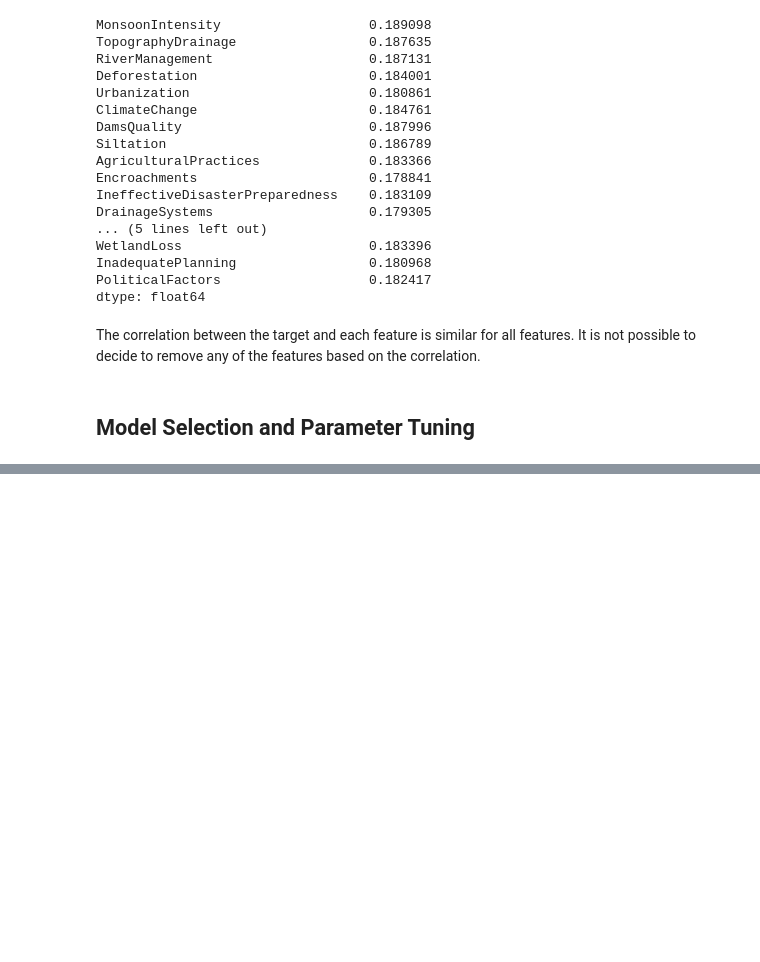
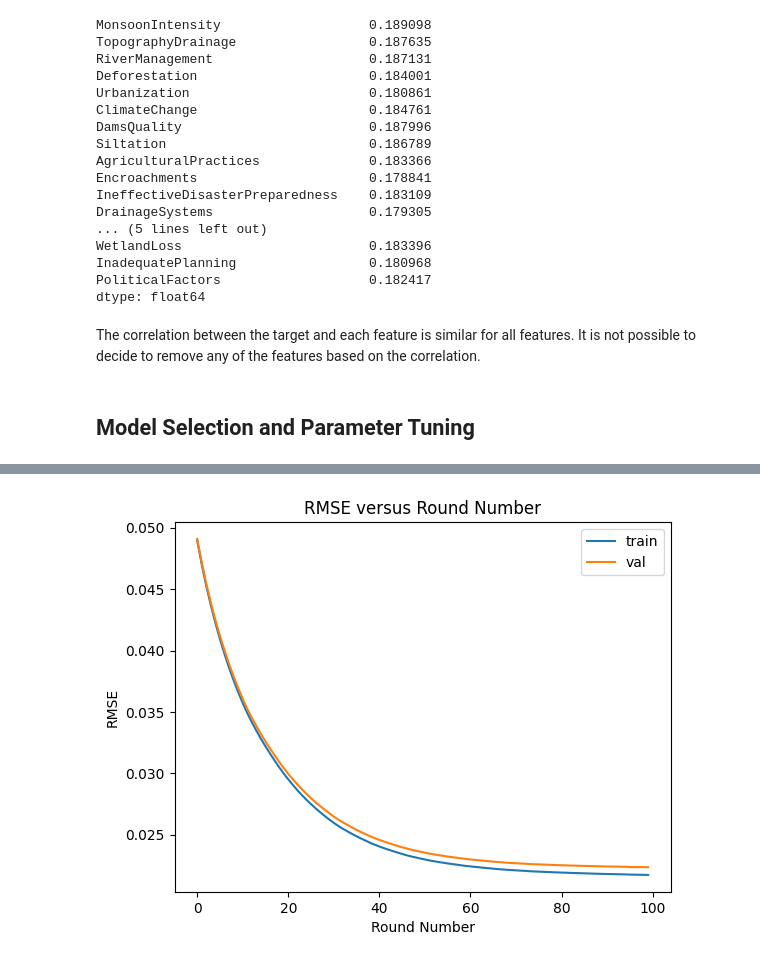
Before and after one commit to DavidVFitzGerald/flood-prediction-model, a Jupyter notebook: notebook.ipynb, the cells around one changed output, grey strips where cells are left out. Drawn from its saved outputs; the diff is of its cells as text; code cells hidden in the pictures; blank space fills up the shorter version.

Commit message:
Add steps for model training and parameter tuning in notebook

```diff
--- a/notebook.ipynb
+++ b/notebook.ipynb
@@ -181,0 +310,13 @@ The correlation between the target and each feature is similar for all features.
+# %%
+evals_result = {}
+xgb_params = {
+    "eta": 0.3,
+    "max_depth": 6,
+    "min_child_weight": 1,
+    "objective": "reg:squarederror",
+    "nthread": 8,
+    "seed": 1,
+    "verbosity": 1,
+}
+
+model = xgb.train(xgb_params, dtrain, num_boost_round=100, verbose_eval=10, evals=watchlist, evals_result=evals_result)
@@ -181,0 +335,14 @@ The correlation between the target and each feature is similar for all features.
+# %%
+import matplotlib.pyplot as plt
+
+plt.plot(evals_result["train"]["rmse"])
+plt.plot(evals_result["val"]["rmse"])
+
+plt.title("RMSE versus Round Number")
+plt.xlabel("Round Number")
+plt.ylabel("RMSE")
+plt.legend(["train", "val"])
+
+plt.show()
+# %% [output]
+[figure, added]
```
Also changed, not shown: parts of 33 cells of this notebook, 2 other files.
